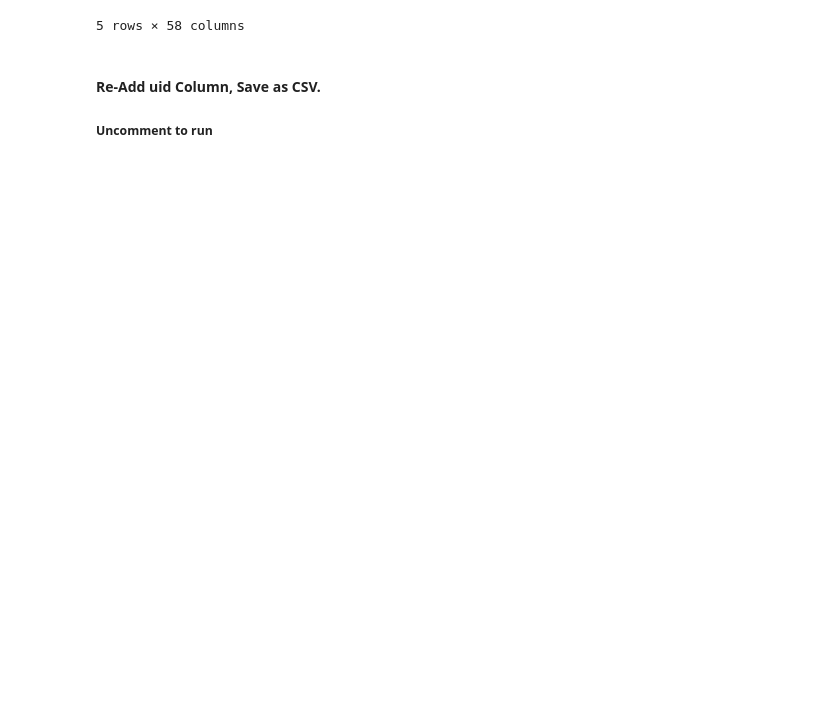
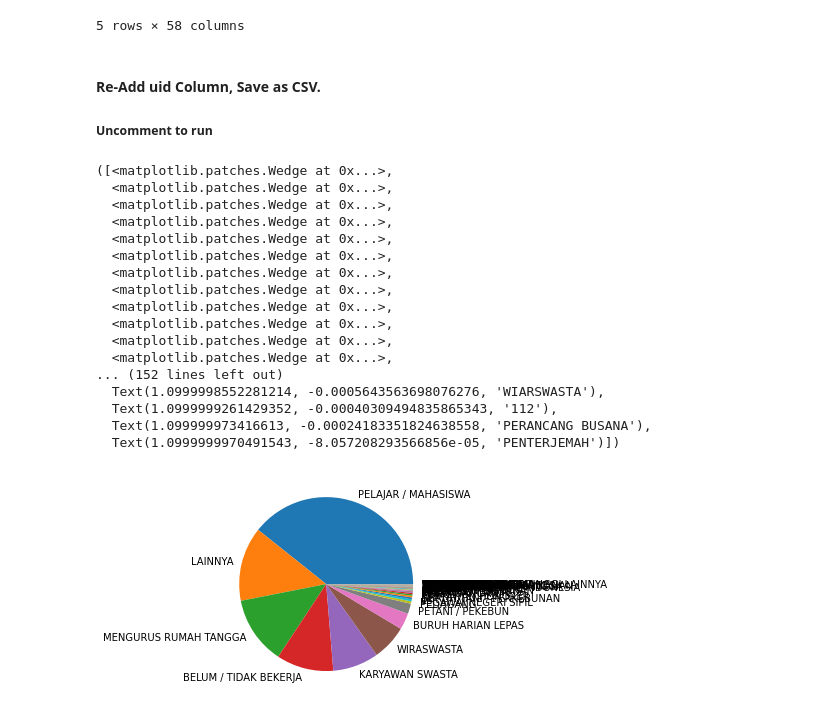
Before and after one commit to C23-FD-1/ml, a Jupyter notebook: Cleaning_coba.ipynb, the cells around one changed output. Drawn from its saved outputs; the diff is of its cells as text; code cells hidden in the pictures; blank space fills up the shorter version.

```diff
--- a/Cleaning_coba.ipynb
+++ b/Cleaning_coba.ipynb
@@ -214,3 +214,26 @@ df4 = df3.drop(columns=['source_CS_REPORT_SCAMMER',
                        ])
 # df4['uid'] = df['uid']
 df4.to_csv("user_data_test_clean_feat_create.csv", index=False, sep=';')
+# %%
+df_coba = pd.read_csv("user_data_dropped.csv", sep=';')
+# %%
+plt.pie(df_coba['job_position'].value_counts(), labels=df_coba['job_position'].value_counts().keys())
+# %% [output]
+([<matplotlib.patches.Wedge at 0x...>,
+  <matplotlib.patches.Wedge at 0x...>,
+  <matplotlib.patches.Wedge at 0x...>,
+  <matplotlib.patches.Wedge at 0x...>,
+  <matplotlib.patches.Wedge at 0x...>,
+  <matplotlib.patches.Wedge at 0x...>,
+  <matplotlib.patches.Wedge at 0x...>,
+  <matplotlib.patches.Wedge at 0x...>,
+  <matplotlib.patches.Wedge at 0x...>,
+  <matplotlib.patches.Wedge at 0x...>,
+  <matplotlib.patches.Wedge at 0x...>,
+  <matplotlib.patches.Wedge at 0x...>,
+... (152 lines left out)
+  Text(1.0999998552281214, -0.0005643563698076276, 'WIARSWASTA'),
+  Text(1.0999999261429352, -0.00040309494835865343, '112'),
+  Text(1.099999973416613, -0.00024183351824638558, 'PERANCANG BUSANA'),
+  Text(1.0999999970491543, -8.057208293566856e-05, 'PENTERJEMAH')])
+[figure, added]
```
Also changed, not shown: parts of 6 cells of this notebook, 4 other files.
